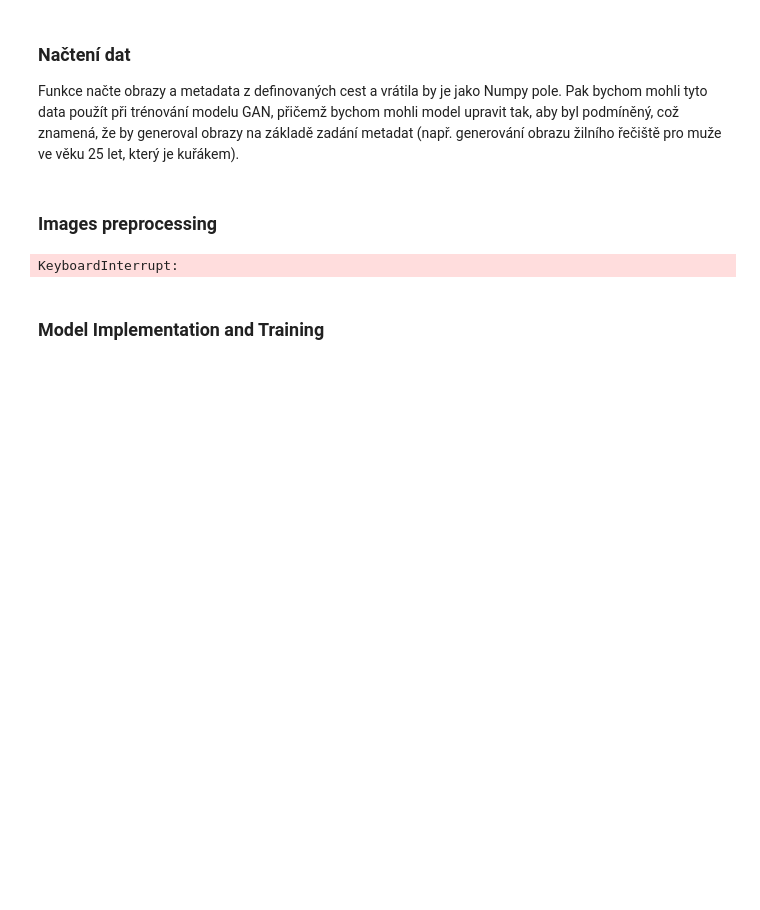
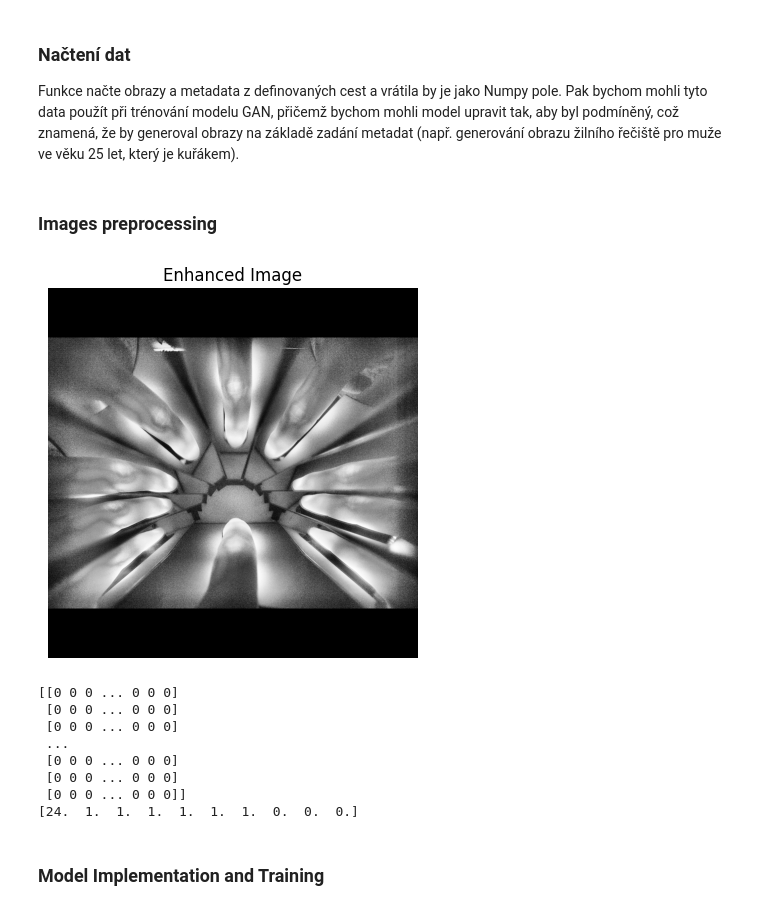
Before and after one commit to surViVeCZ/BIO, a Jupyter notebook: generator.ipynb, the cells around one changed output. Cells and saved outputs as stored; diff of their text form; code cells hidden in the pictures; blank space fills up the shorter version.

```diff
--- a/generator.ipynb
+++ b/generator.ipynb
@@ -150,42 +150,50 @@ def preprocess_labels(labels):
 
 
 # shuffling the dataset helps to ensure that the training process does not become biased by the order of the data
-random.shuffle(images)
+#random.shuffle(images)
 # Display the original image
 # plt.imshow(images[0])
 # plt.axis('off')
 # plt.title('Original Image')
 # plt.show()
 
-# processed_image = preprocess_image(images[0])
+processed_image = preprocess_image(images[0])
 # # Display the preprocessed first image
-# plt.imshow(processed_image, cmap='gray')
-# plt.axis('off')
-# plt.title('Enhanced Image')
-# plt.show()
+plt.imshow(processed_image, cmap='gray')
+plt.axis('off')
+plt.title('Enhanced Image')
+plt.show()
 
 
 
 preprocessed_labels = preprocess_labels(labels[0:100])
 preprocessed_images = np.stack([preprocess_image(image) for image in images[0:100]], axis=0)
 
 
 print(preprocessed_images[0])
 print(preprocessed_labels[0])
 
 
 import pickle
 
 # save preprocessed data to pickle files
 
 with open('preprocessed_images.pickle', 'wb') as f:
     pickle.dump(preprocessed_images, f)
 
 
 with open('preprocessed_labels.pickle', 'wb') as f:
     pickle.dump(preprocessed_labels, f)
 # %% [output]
+[figure, added]
-KeyboardInterrupt:
+[[0 0 0 ... 0 0 0]
+ [0 0 0 ... 0 0 0]
+ [0 0 0 ... 0 0 0]
+ ...
+ [0 0 0 ... 0 0 0]
+ [0 0 0 ... 0 0 0]
+ [0 0 0 ... 0 0 0]]
+[24.  1.  1.  1.  1.  1.  1.  0.  0.  0.]
 # %% [markdown]
 ### Model Implementation and Training
 # %%
```
Also changed, not shown: parts of 8 cells of this notebook, 4 other files.
